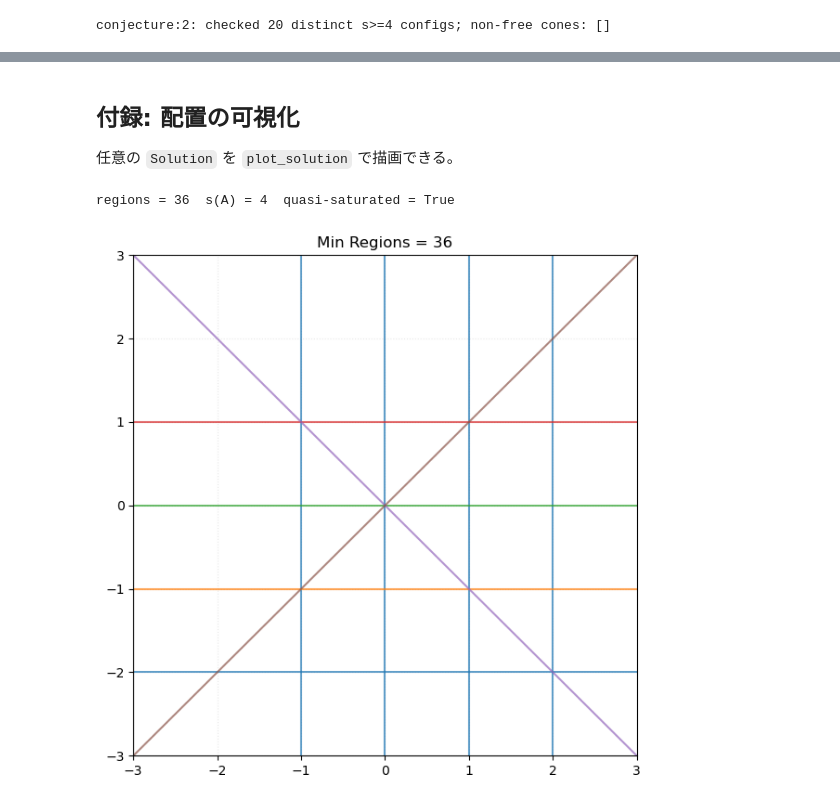
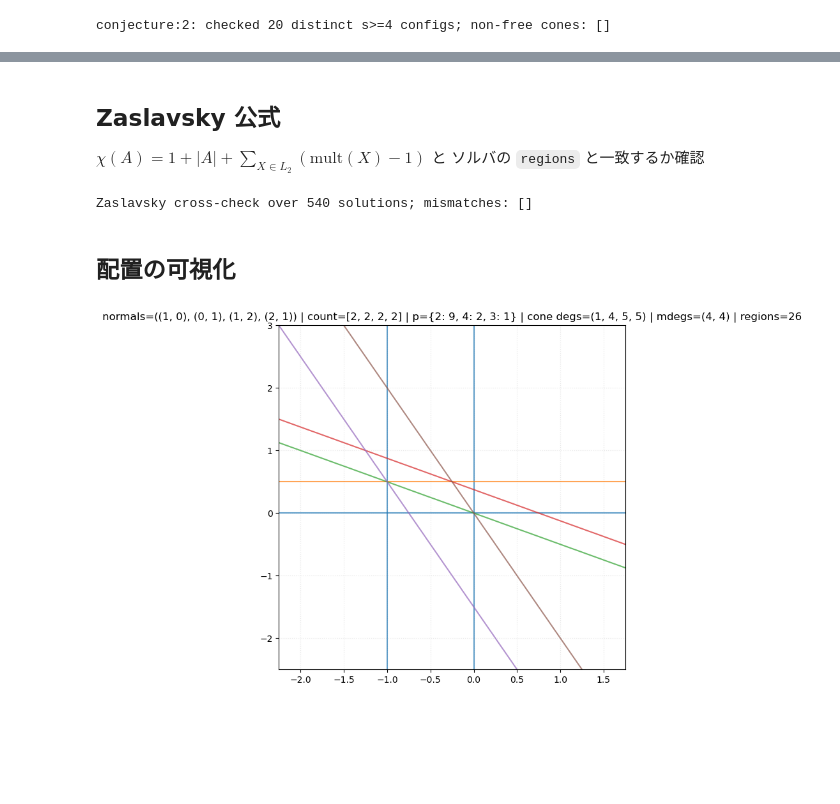
Before and after one commit to shizuo-kaji/HyperPlaneArrangementSAGE, a Jupyter notebook: notebooks/MinimalRegionPlaneCut.ipynb, the cells around one changed output, grey strips where cells are left out. Drawn from its saved outputs; the diff is of its cells as text; code cells hidden in the pictures; blank space fills up the shorter version.

Commit message:
add: minimal region line arrangements

```diff
--- a/notebooks/MinimalRegionPlaneCut.ipynb
+++ b/notebooks/MinimalRegionPlaneCut.ipynb
@@ -58,6 +63,8 @@ def solve_all(normals, max_counts, label=None):
     results = GreedyCutAllSolver(list(normals), list(max_counts)).solve_all()
     if label is not None:
         for counts, sol in results.items():
+            if any(c == 0 for c in counts) or sum(counts) < n:
+                continue
             ALL_SOLUTIONS.append((f"{label} {counts}", sol))
     return results
 
@@ -235,5 +165,4 @@ prop:cutoff-counting: 49 configs trigger the s>=4 prediction; violations: []
 # %%
-# §13  conjecture:guarantee (headline) -- report counterexample candidates.
 DIRSETS = {
     "n=3 generic":   [(1, 0), (0, 1), (1, 1)],
     "B2":            [(1, 0), (0, 1), (1, 1), (1, -1)],
@@ -246,7 +175,7 @@ n_scanned = 0
 for name, P in DIRSETS.items():
     n = len(P)
     bound = GUARANTEE_BOUND.get(n, 2)
-    results = solve_all(P, [bound] * n, label=f"guar:{name}")
+    results = solve_all(P, [bound] * n, label=f"{name}")
     print(f"  {name:14s} B2={is_B2_type(P)!s:5s} bound={bound}  ({len(results)} count-vectors)")
     for counts, sol in results.items():
         if any(c == 0 for c in counts) or sum(counts) < n:
@@ -261,13 +190,14 @@ CURATED = [
     ([(1, 0), (0, 1), (1, 1), (1, -1)], [3, 2, 2, 1]),
     ([(1, 0), (0, 1), (1, 1), (1, -1)], [3, 3, 2, 2]),
     ([(1, 0), (0, 1), (1, 1), (1, -1)], [4, 3, 2, 1]),
+    ([(1, 0), (0, 1), (1, 1), (1, -1)], [1, 4, 2, 4]),
     ([(1, 0), (0, 1), (1, 1), (1, -1)], [4, 4, 1, 1]),  # quasi-saturated
     ([(1, 0), (0, 1), (1, 2), (2, 1)], [3, 2, 2, 1]),
     ([(1, 0), (0, 1), (1, 2), (2, 1)], [2, 2, 2, 1]),
     ([(1, 0), (0, 1), (1, 1), (1, 3)], [3, 2, 2, 1]),
 ]
 for P, m in CURATED:
-    sol = run(P, m, label="guar:curated")
+    sol = run(P, m, label="curated")
     n_scanned += 1
     tags, sat, qs, s = classify(sol)
     if not tags:
@@ -350,13 +317,43 @@ conjecture:2: checked 20 distinct s>=4 configs; non-free cones: []
+# %% [markdown]
+##  Zaslavsky 公式
+
+$\chi(A)=1+|A|+\sum_{X\in L_2}(\mathrm{mult}(X)-1)$ と
+ソルバの `regions` と一致するか確認
+# %%
+# §4  Zaslavsky cross-check over everything collected so far.
+bad = []
+for lbl, sol in ALL_SOLUTIONS:
+    cc = chamber_count(sol.normals, sol.lines_by_dir)
+    if cc != sol.regions:
+        bad.append((lbl, sol.regions, cc))
+print("Zaslavsky cross-check over", len(ALL_SOLUTIONS), "solutions; mismatches:", bad)
+record("§4 Zaslavsky", len(ALL_SOLUTIONS), bad)
+assert not bad
+# %% [output]
+Zaslavsky cross-check over 540 solutions; mismatches: []
 # %% [markdown]
-## 付録: 配置の可視化
-
-任意の `Solution` を `plot_solution` で描画できる。
+## 配置の可視化
 # %%
-# Visualise one of the B2 quasi-saturated minimal configurations.
-sol = run([(1, 0), (0, 1), (1, 1), (1, -1)], [4, 4, 1, 1])
-print("regions =", sol.regions, " s(A) =", generator_size(sol),
-      " quasi-saturated =", is_quasi_saturated(sol.normals, sol.lines_by_dir))
-plot_solution(sol)
+#sol = run([(1, 0), (0, 1), (1, 1), (1, -1)], [4, 4, 1, 1])
+sol = next(sol for lbl, sol in ALL_SOLUTIONS if lbl == "n=4 generic (2, 2, 2, 2)")
+
+if HAVE_SAGE:
+      mult = intersection_multiplicities(sol.normals, sol.lines_by_dir)
+      cone = HyperplaneArrangement.cone_of_lines(sol.normals, sol.lines_by_dir)
+      degs = tuple(cone.degrees())
+
+      rows = [[int(a), int(b)] for a, b in sol.normals]
+      counts = [len(offsets) for offsets in sol.lines_by_dir]
+      arr = HyperplaneArrangement(Matrix(QQ, rows), multiplicity=counts)
+      mdegs = tuple(arr.compute_multi_minimal_generators().degrees())
+
+      title = (
+            f"normals={sol.normals} | count={counts} | p={mult} | "
+            f"cone degs={degs} | mdegs={mdegs} | regions={sol.regions}"
+      )
+else:
+      title = None
+
+plot_solution(sol, title=title)
 # %% [output]
-regions = 36  s(A) = 4  quasi-saturated = True
-[figure, old version]
+[figure, new version]
```
Also changed, not shown: parts of 17 cells of this notebook, 11 other files.
